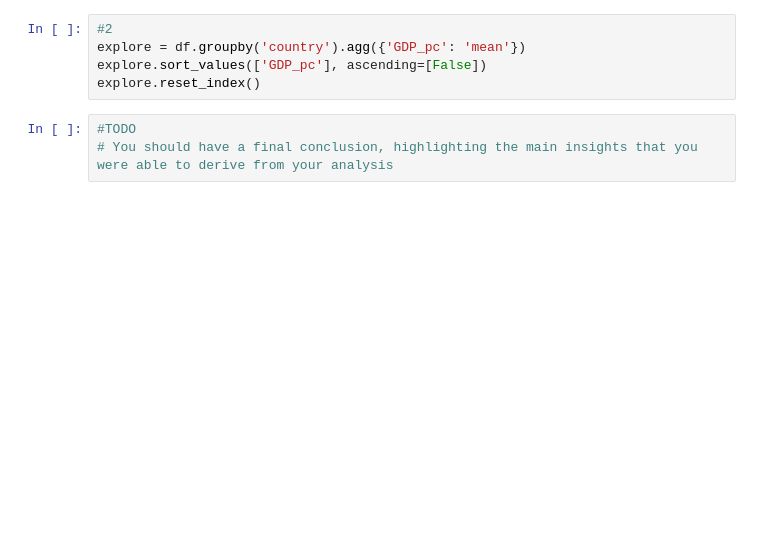
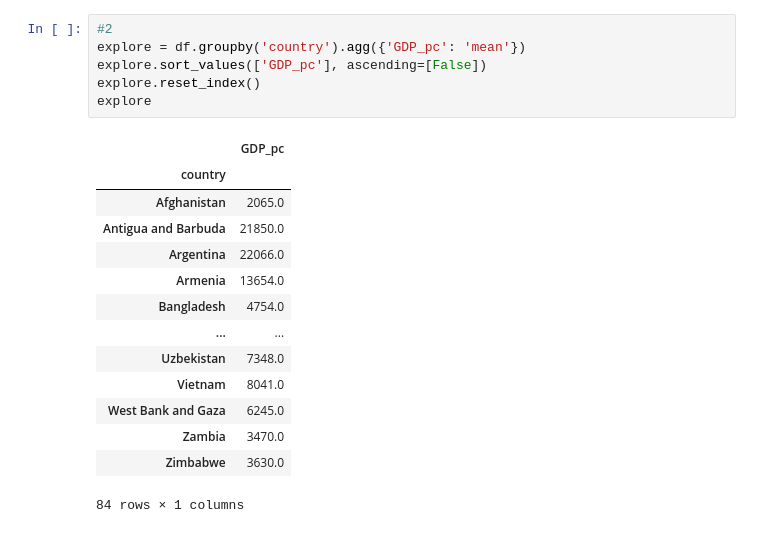
Before and after one commit to asrospie/covid_housing_eda, a Jupyter notebook: DSE_6000_Final_Project.ipynb, the cells around one changed output. Cells and saved outputs as stored; diff of their text form; blank space fills up the shorter version.

```diff
--- a/DSE_6000_Final_Project.ipynb
+++ b/DSE_6000_Final_Project.ipynb
@@ -195,8 +368,21 @@ pd.pivot_table(reporting, values='GDP_pc', index=['FCS'],
 # %%
 #2
 explore = df.groupby('country').agg({'GDP_pc': 'mean'})
 explore.sort_values(['GDP_pc'], ascending=[False])
 explore.reset_index()
+explore
+# %% [output]
+|  | GDP_pc |
+| country |  |
+| Afghanistan | 2065.0 |
+| Antigua and Barbuda | 21850.0 |
+| Argentina | 22066.0 |
+| Armenia | 13654.0 |
+| Bangladesh | 4754.0 |
+| ... | ... |
+| Uzbekistan | 7348.0 |
+| Vietnam | 8041.0 |
+| West Bank and Gaza | 6245.0 |
+| Zambia | 3470.0 |
+| Zimbabwe | 3630.0 |
+84 rows × 1 columns
-# %%
-#TODO
-# You should have a final conclusion, highlighting the main insights that you were able to derive from your analysis
```
Also changed, not shown: parts of 33 cells of this notebook, 1 other file.
